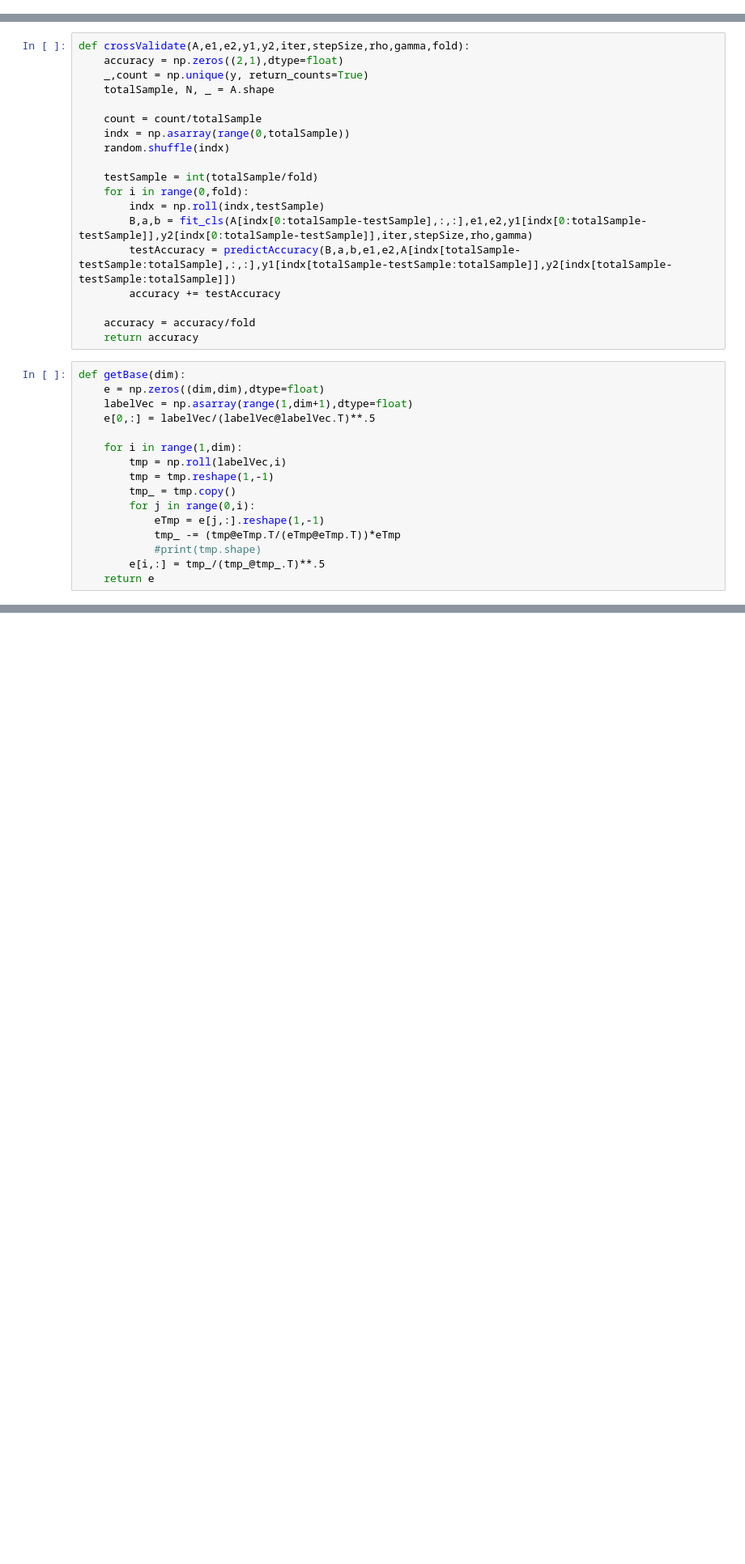
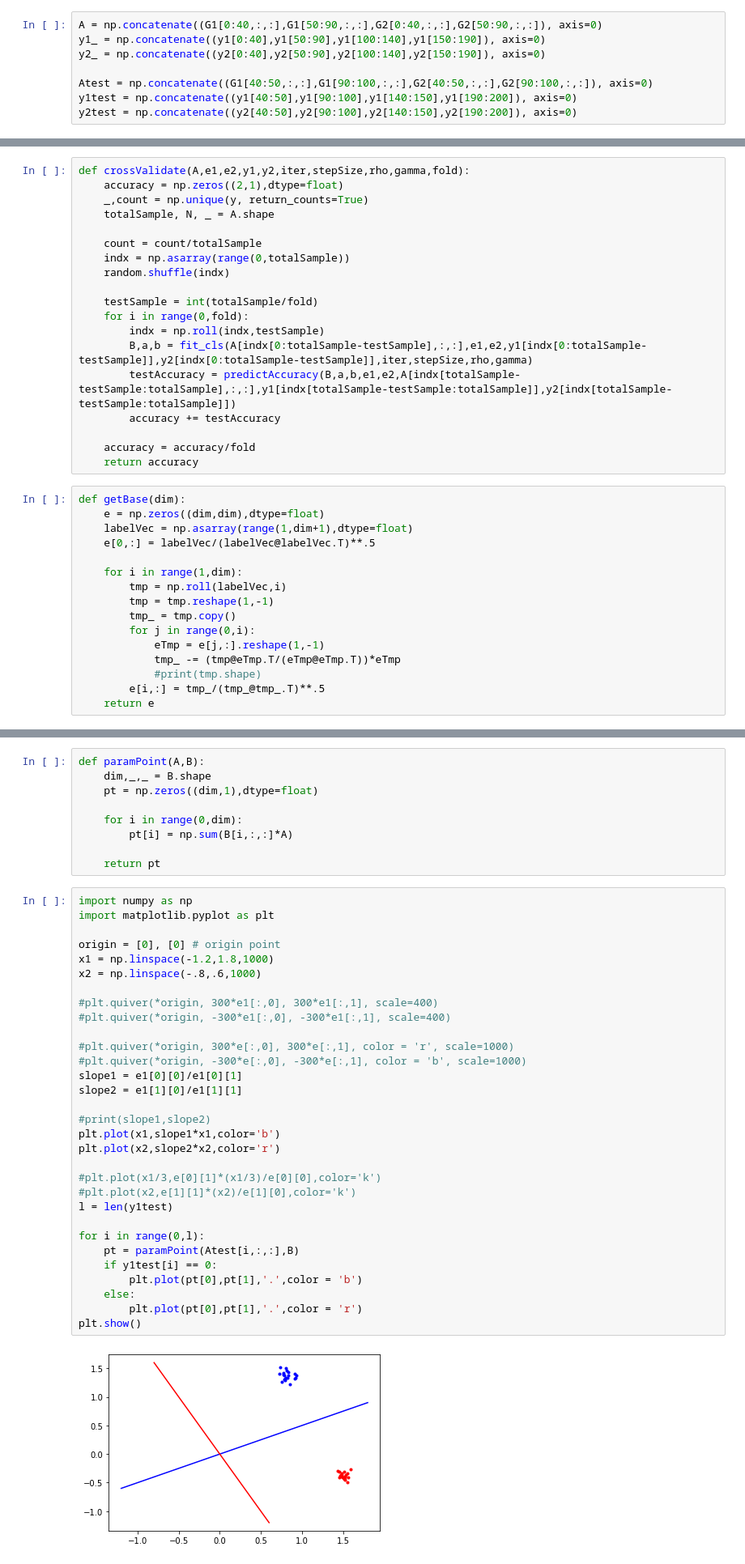
Before and after one commit to wilttang/graspy, a Jupyter notebook: graspy/classifyMultiNet/loss2Phen.ipynb, the cells around one changed output, grey strips where cells are left out. Shown at 81% size. Drawn from its saved outputs; the diff is of its cells as text; blank space fills up the shorter version.

```diff
--- a/graspy/classifyMultiNet/loss2Phen.ipynb
+++ b/graspy/classifyMultiNet/loss2Phen.ipynb
@@ -147,3 +141,11 @@ A = np.concatenate((G1, G2), axis=0)
+# %%
+A = np.concatenate((G1[0:40,:,:],G1[50:90,:,:],G2[0:40,:,:],G2[50:90,:,:]), axis=0)
+y1_ = np.concatenate((y1[0:40],y1[50:90],y1[100:140],y1[150:190]), axis=0)
+y2_ = np.concatenate((y2[0:40],y2[50:90],y2[100:140],y2[150:190]), axis=0)
+
+Atest = np.concatenate((G1[40:50,:,:],G1[90:100,:,:],G2[40:50,:,:],G2[90:100,:,:]), axis=0)
+y1test = np.concatenate((y1[40:50],y1[90:100],y1[140:150],y1[190:200]), axis=0)
+y2test = np.concatenate((y2[40:50],y2[90:100],y2[140:150],y2[190:200]), axis=0)
 # %%
 def fit_cls(A,e1,e2,y1,y2,iter,stepSize,rho,gamma):
     sampleTest,N,_ = A.shape
@@ -414,0 +628,42 @@ array([1., 0., 1., 1., 1., 1., 1., 1., 1., 1., 0., 0., 1., 0., 0., 1., 0.,
+# %%
+def paramPoint(A,B):
+    dim,_,_ = B.shape
+    pt = np.zeros((dim,1),dtype=float)
+
+    for i in range(0,dim):
+        pt[i] = np.sum(B[i,:,:]*A)
+
+    return pt
+# %%
+import numpy as np
+import matplotlib.pyplot as plt
+
+origin = [0], [0] # origin point
+x1 = np.linspace(-1.2,1.8,1000)
+x2 = np.linspace(-.8,.6,1000)
+
+#plt.quiver(*origin, 300*e1[:,0], 300*e1[:,1], scale=400)
+#plt.quiver(*origin, -300*e1[:,0], -300*e1[:,1], scale=400)
+
+#plt.quiver(*origin, 300*e[:,0], 300*e[:,1], color = 'r', scale=1000)
+#plt.quiver(*origin, -300*e[:,0], -300*e[:,1], color = 'b', scale=1000)
+slope1 = e1[0][0]/e1[0][1]
+slope2 = e1[1][0]/e1[1][1]
+
+#print(slope1,slope2)
+plt.plot(x1,slope1*x1,color='b')
+plt.plot(x2,slope2*x2,color='r')
+
+#plt.plot(x1/3,e[0][1]*(x1/3)/e[0][0],color='k')
+#plt.plot(x2,e[1][1]*(x2)/e[1][0],color='k')
+l = len(y1test)
+
+for i in range(0,l):
+    pt = paramPoint(Atest[i,:,:],B)
+    if y1test[i] == 0:
+        plt.plot(pt[0],pt[1],'.',color = 'b')
+    else:
+        plt.plot(pt[0],pt[1],'.',color = 'r')
+plt.show()
+# %% [output]
+[figure, added]
```
Also changed, not shown: parts of 21 cells of this notebook, 2 other files.
